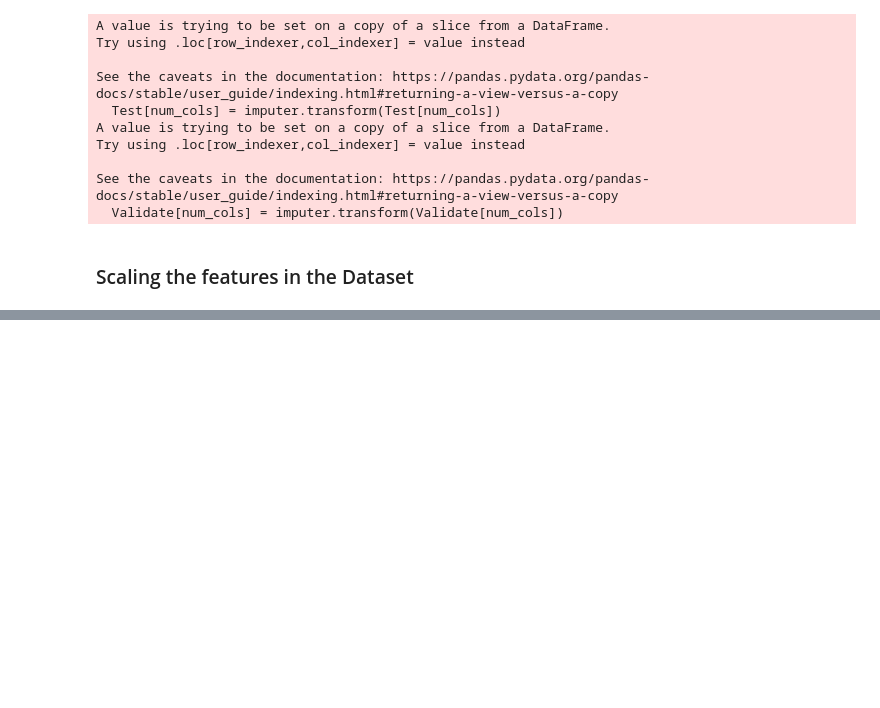
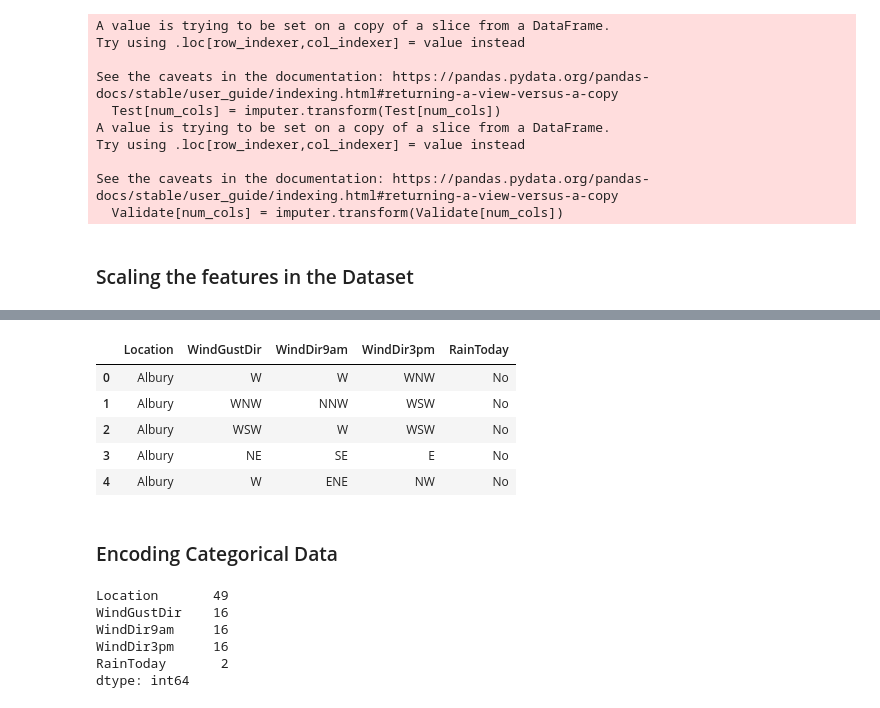
Before and after one commit to mr-ayush-agrawal/MachineLearningBasics, a Jupyter notebook: freeCodeCamp/LogReg/PreProcess.ipynb, the cells around one changed output, grey strips where cells are left out. Cells and saved outputs as stored; diff of their text form; code cells hidden in the pictures; blank space fills up the shorter version.

```diff
--- a/freeCodeCamp/LogReg/PreProcess.ipynb
+++ b/freeCodeCamp/LogReg/PreProcess.ipynb
@@ -436,0 +508,20 @@ See the caveats in the documentation: https://pandas.pydata.org/pandas-docs/stab
+# %%
+X_train[cat_cols].head()
+# %% [output]
+|  | Location | WindGustDir | WindDir9am | WindDir3pm | RainToday |
+| 0 | Albury | W | W | WNW | No |
+| 1 | Albury | WNW | NNW | WSW | No |
+| 2 | Albury | WSW | W | WSW | No |
+| 3 | Albury | NE | SE | E | No |
+| 4 | Albury | W | ENE | NW | No |
+# %% [markdown]
+### Encoding Categorical Data
+# %%
+raw_data[cat_cols].nunique()
+# %% [output]
+Location       49
+WindGustDir    16
+WindDir9am     16
+WindDir3pm     16
+RainToday       2
+dtype: int64
```
Also changed, not shown: parts of 23 cells of this notebook.
